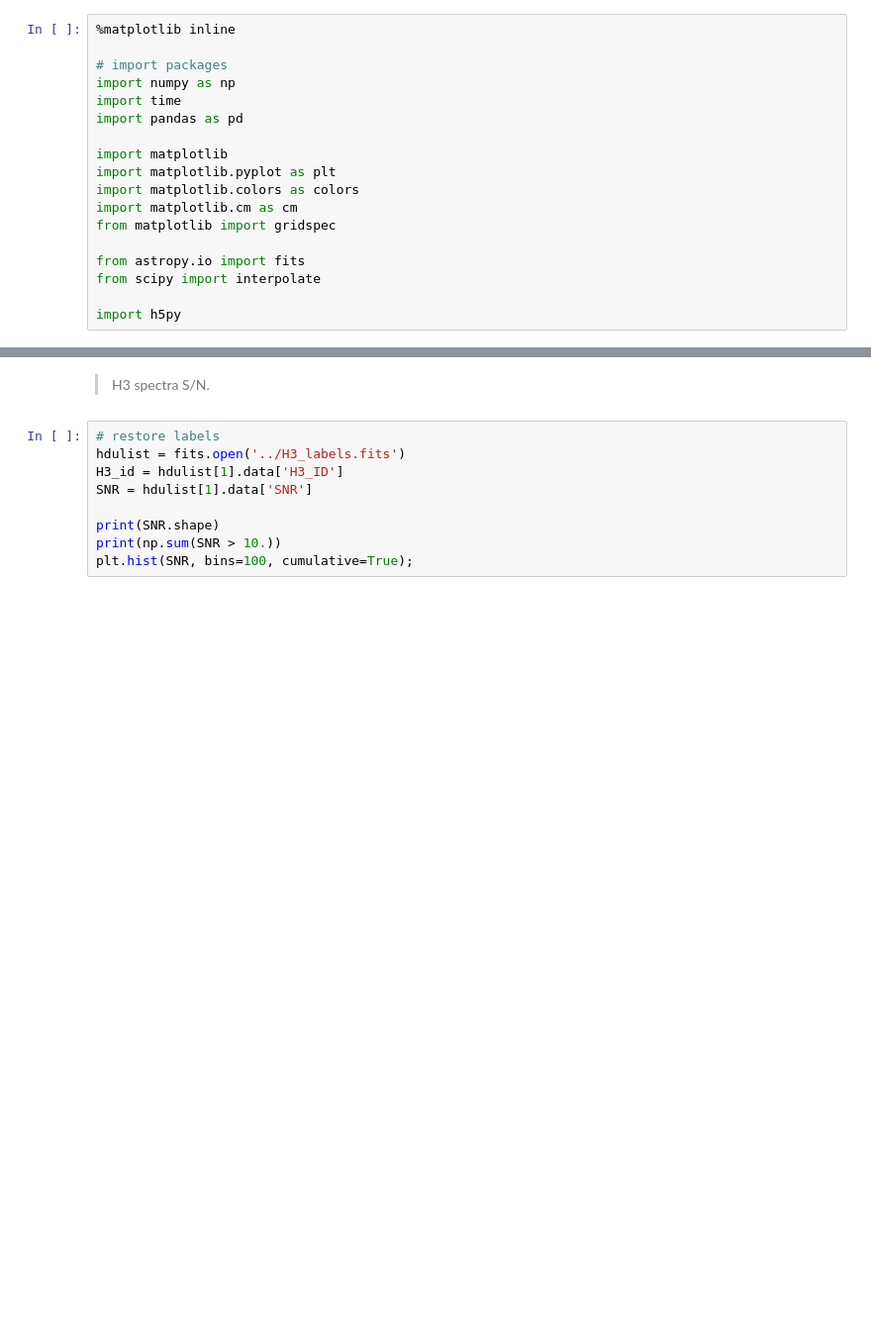
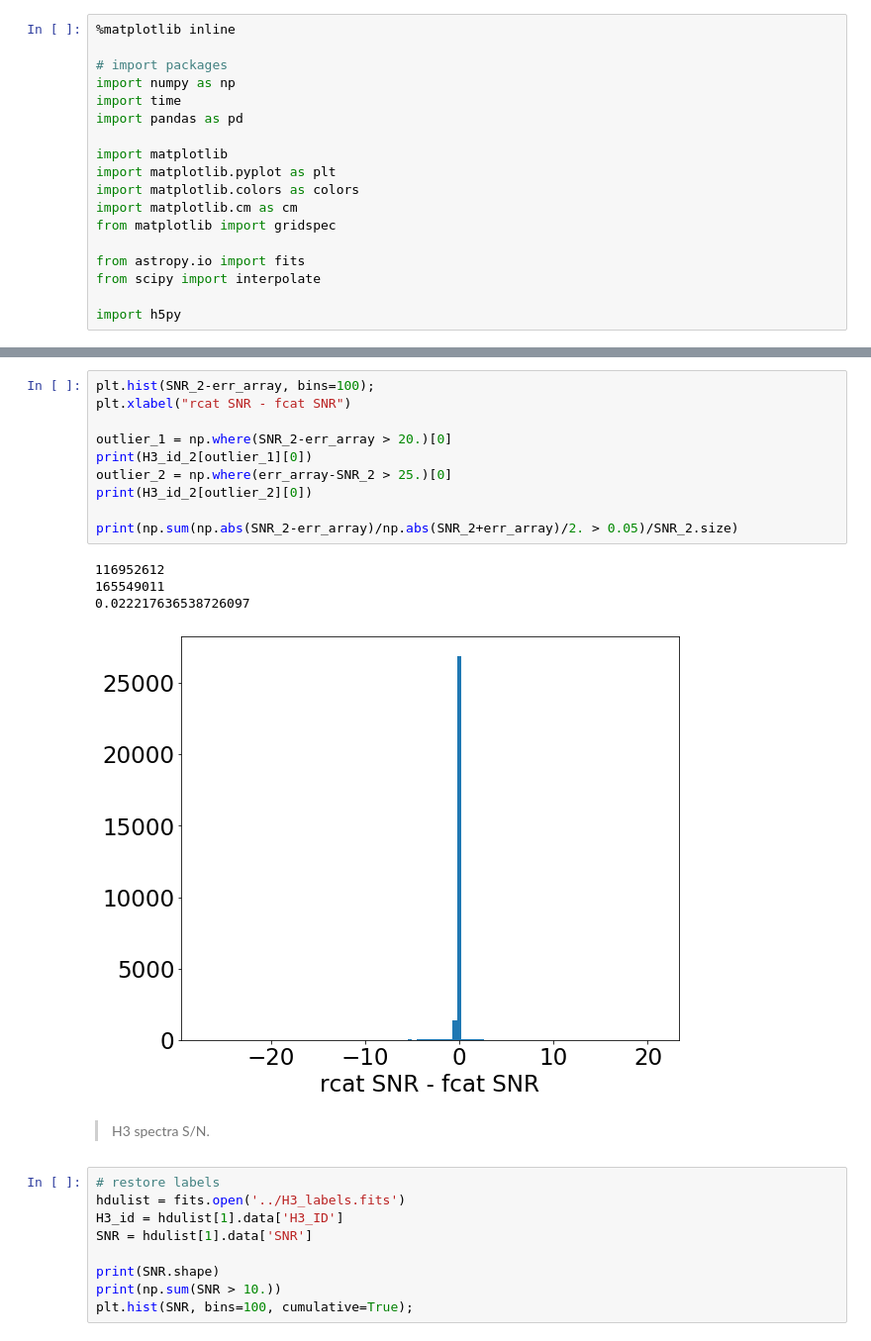
Before and after one commit to tingyuansen/IMLE_on_Galaxy_Images, a Jupyter notebook: IMLE.ipynb, the cells around one changed output, grey strips where cells are left out. Shown at 99% size. Drawn from its saved outputs; the diff is of its cells as text; blank space fills up the shorter version.

```diff
--- a/IMLE.ipynb
+++ b/IMLE.ipynb
@@ -145,3 +111,18 @@ plt.scatter(SNR_2,err_array)
+# %%
+plt.hist(SNR_2-err_array, bins=100);
+plt.xlabel("rcat SNR - fcat SNR")
+
+outlier_1 = np.where(SNR_2-err_array > 20.)[0]
+print(H3_id_2[outlier_1][0])
+outlier_2 = np.where(err_array-SNR_2 > 25.)[0]
+print(H3_id_2[outlier_2][0])
+
+print(np.sum(np.abs(SNR_2-err_array)/np.abs(SNR_2+err_array)/2. > 0.05)/SNR_2.size)
+# %% [output]
+116952612
+165549011
+0.022217636538726097
+[figure, added]
 # %% [markdown]
 > H3 spectra S/N.
 # %%
```
Also changed, not shown: parts of 16 cells of this notebook.
